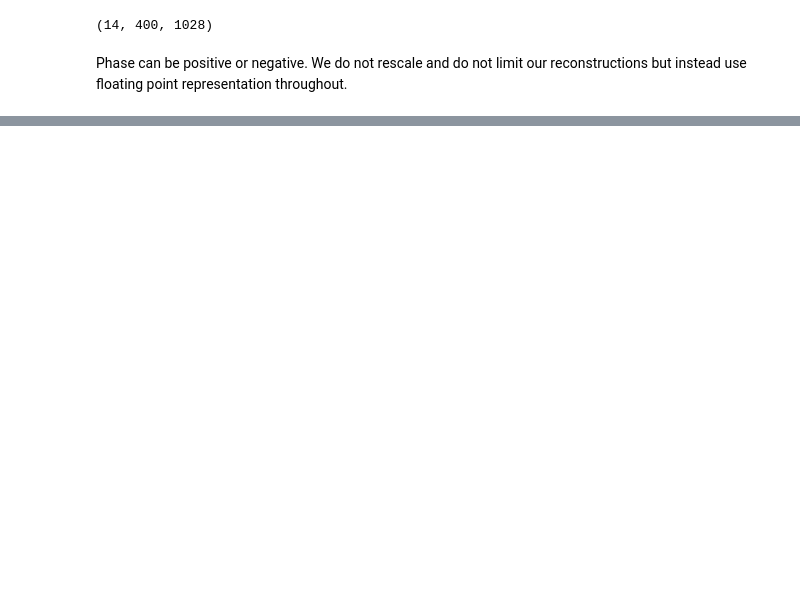
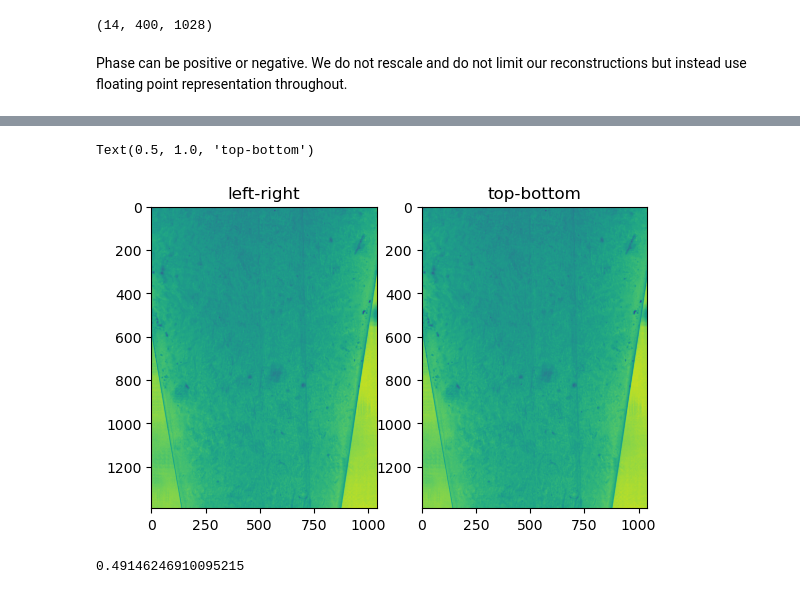
Before and after one commit to kwokkenton/optea, a Jupyter notebook: led_array/agarose_phantom_reconstruction.ipynb, the cells around one changed output, grey strips where cells are left out. Drawn from its saved outputs; the diff is of its cells as text; code cells hidden in the pictures; blank space fills up the shorter version.

```diff
--- a/led_array/agarose_phantom_reconstruction.ipynb
+++ b/led_array/agarose_phantom_reconstruction.ipynb
@@ -149,0 +130,42 @@ with open("2023-04-10 agarose-phantom-fourier-14slices.pkl", 'wb') as f:
+# %%
+# filepath on Predator machine
+img_dir = r'D:\MSci_Project\1_Data\2023-03-17'
+phantom = io.imread(img_dir + r'\2023-03-17 phase gradient phantom fullstack.tif')
+phantom = phantom.reshape((400,4,1392,1040)).astype('float32')
+
+# background
+background = io.imread(img_dir + r'\2023-03-17 phase gradient background.tif').astype('float32')[0:]
+
+def get_averaged_stack(im_stack, num_repeats):
+    # Gets averaged image stack, assuming shape of image stack is (num_repeats * z_stack_depth, im_height, im_width)
+    # num_repeats (int): number of averaged images
+    # SIMILAR TO calibrations/lens_aperture.ipynb, but order is reversed
+    num_repeats = int(num_repeats)
+
+    dim_0, im_length, im_width = im_stack.shape
+    reshaped = im_stack.reshape(num_repeats, dim_0//num_repeats, im_length, im_width)
+    output = np.mean(reshaped, axis=0)
+    return output
+
+background = get_averaged_stack(background, 5)
+
+phantom/= background
+# %%
+brightfield_lr = np.sum(phantom[:,0:2,:,:], axis=(1))
+# brightfield_tb = np.sum(phantom[:,0:2,:,:], axis=(1))
+del phantom
+# %%
+fig, ax = plt.subplots(1,2)
+ax[0].imshow(brightfield_lr[0])
+ax[1].imshow(brightfield_tb[0])
+ax[0].set_title('left-right')
+ax[1].set_title('top-bottom')
+# %% [output]
+Text(0.5, 1.0, 'top-bottom')
+[figure, added]
+# %%
+im = brightfield_lr[:,::100,12:]
+im = np.moveaxis(im, 0, -2).astype('float64')
+brightfield_reconstruct = fbp(im)
+# %% [output]
+0.49146246910095215
```
Also changed, not shown: parts of 16 cells of this notebook, 1 other file.
